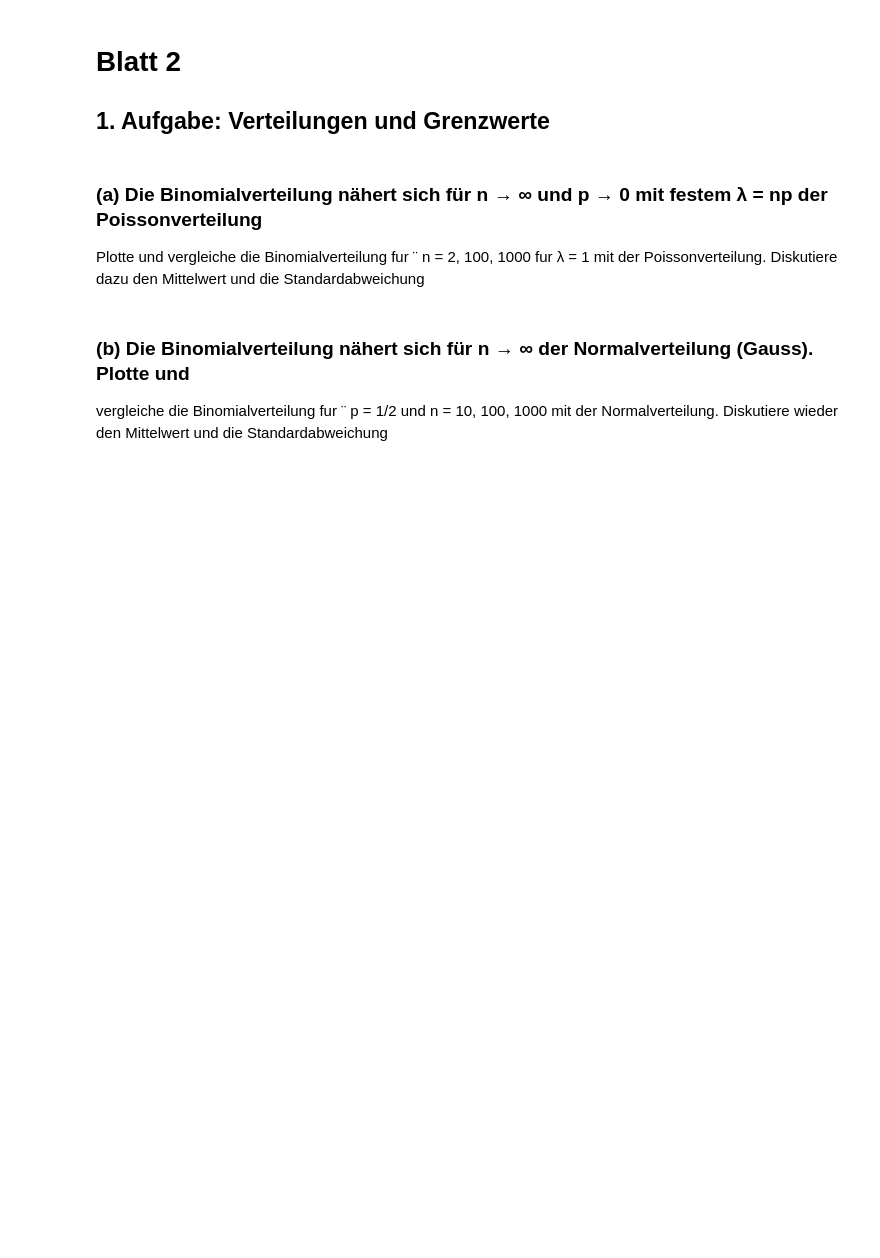
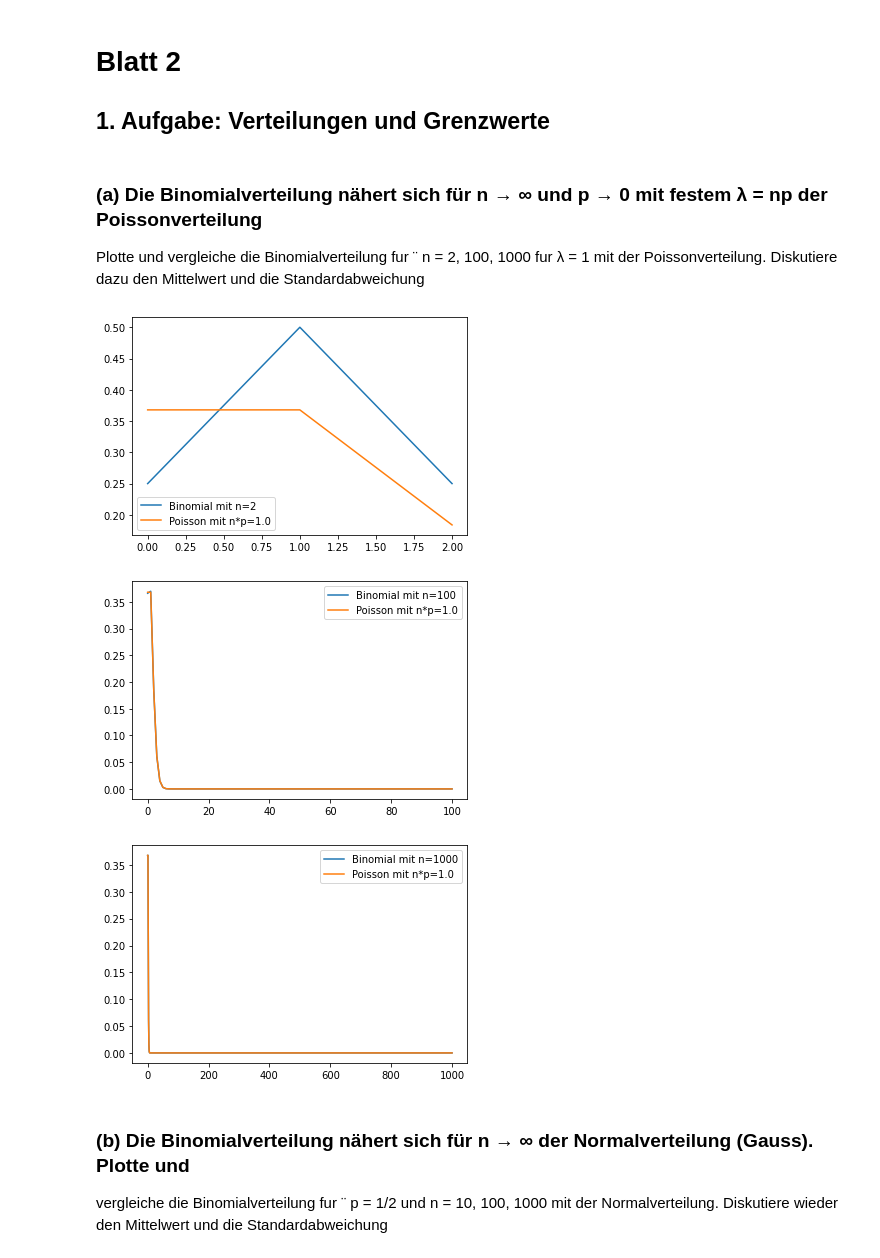
Before and after one commit to emhl/CoPhy2, a Jupyter notebook: Blatt2-Verteilungen/Blatt2-Aufg1.ipynb, the cells around one changed output. Cells and saved outputs as stored; diff of their text form; code cells hidden in the pictures; blank space fills up the shorter version.

```diff
--- a/Blatt2-Verteilungen/Blatt2-Aufg1.ipynb
+++ b/Blatt2-Verteilungen/Blatt2-Aufg1.ipynb
@@ -9,6 +9,21 @@ import scipy.stats as stats
 # %% [markdown]
 ### (a) Die Binomialverteilung nähert sich für n → ∞ und p → 0 mit festem λ = np der Poissonverteilung
 Plotte und vergleiche die Binomialverteilung fur ¨ n = 2, 100, 1000 fur λ = 1 mit der Poissonverteilung. Diskutiere dazu den Mittelwert und die Standardabweichung
+# %%
+for n in [2,100,1000]:
+    p = 1/n
+    x = np.arange(0, n+1)
+    y = stats.binom.pmf(x, n, p)
+    z = stats.poisson.pmf(x, n*p)
+
+    plt.plot(x, y,label=f'Binomial mit n={n}')
+    plt.plot(x, z,label=f'Poisson mit n*p={n*p}')
+    plt.legend()
+    plt.show()
+# %% [output]
+[figure, added]
+[figure, added]
+[figure, added]
 # %% [markdown]
 ### (b) Die Binomialverteilung nähert sich für n → ∞ der Normalverteilung (Gauss). Plotte und
 vergleiche die Binomialverteilung fur ¨ p = 1/2 und n = 10, 100, 1000 mit der
```
Also changed, not shown: parts of 2 cells of this notebook, 1 other file.
